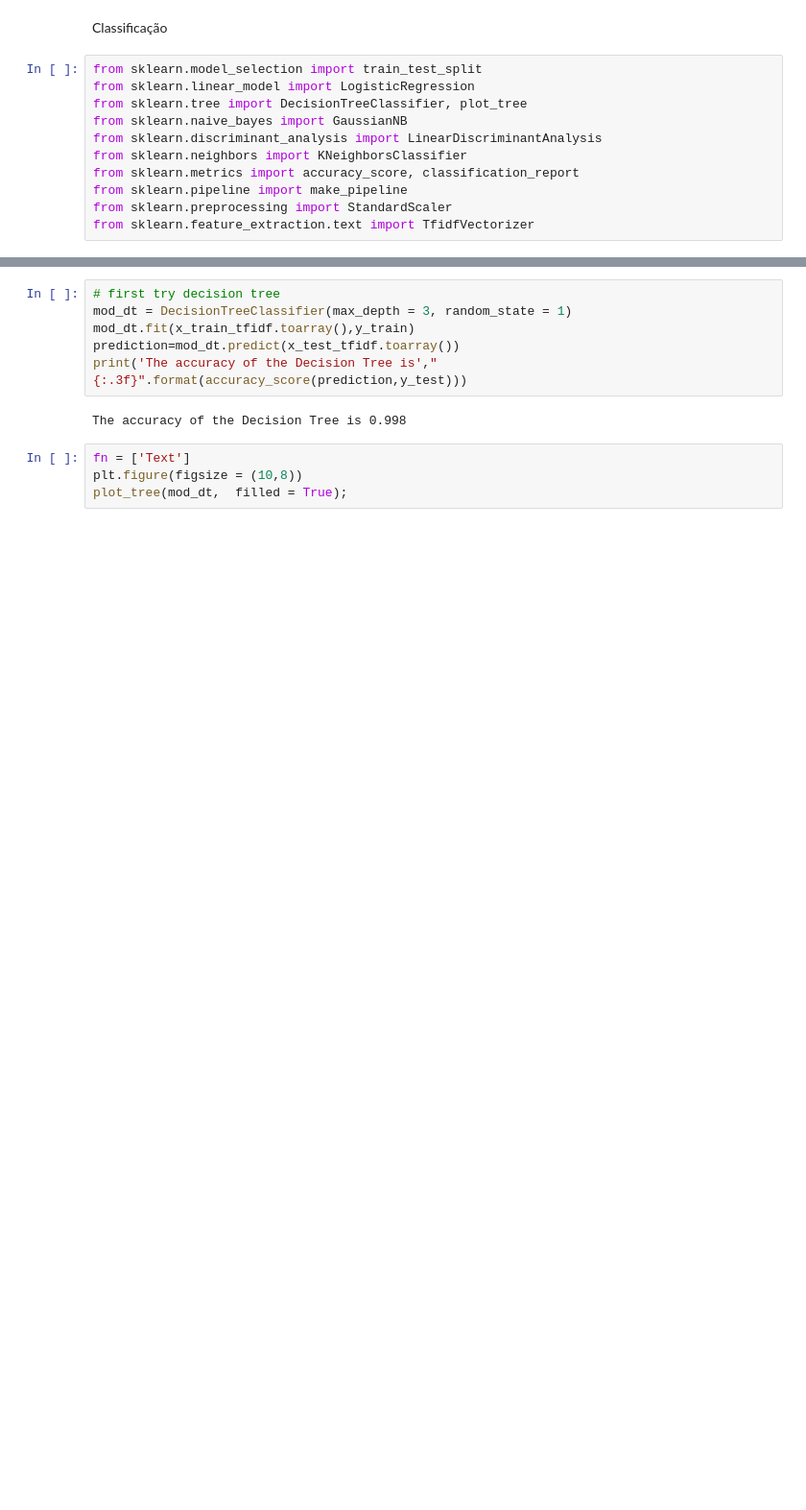
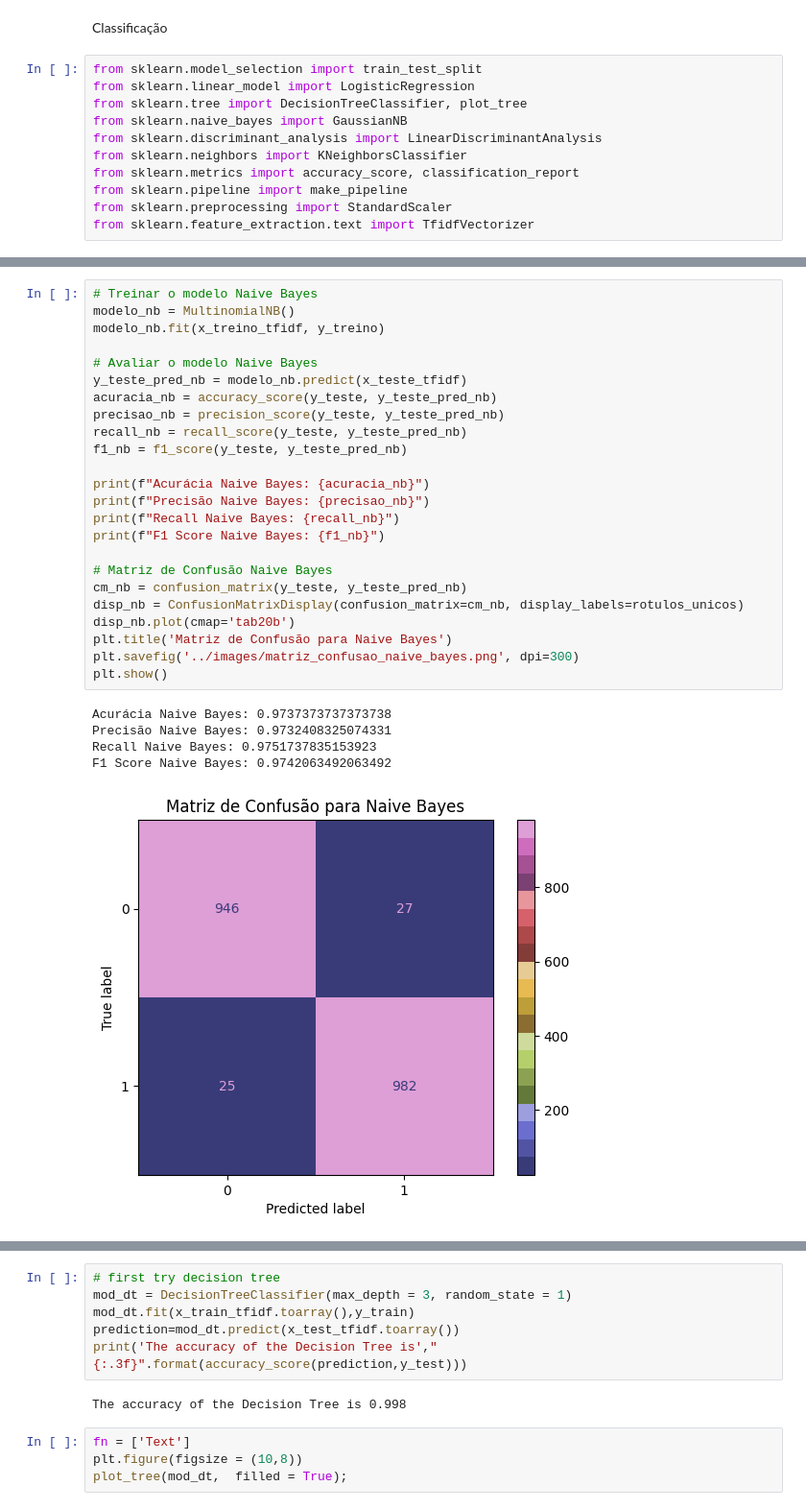
Before and after one commit to luizhcsantos/Projeto_CienciaDados, a Jupyter notebook: notebooks/etapa2.ipynb, the cells around one changed output, grey strips where cells are left out. Shown: that part at 96% size. Cells and saved outputs as stored; diff of their text form; blank space fills up the shorter version.

```diff
--- a/notebooks/etapa2.ipynb
+++ b/notebooks/etapa2.ipynb
@@ -356,0 +350,30 @@ K-Nearest Neighbors F1 Score do Teste: 0.8725799189554255
+# %%
+# Treinar o modelo Naive Bayes
+modelo_nb = MultinomialNB()
+modelo_nb.fit(x_treino_tfidf, y_treino)
+
+# Avaliar o modelo Naive Bayes
+y_teste_pred_nb = modelo_nb.predict(x_teste_tfidf)
+acuracia_nb = accuracy_score(y_teste, y_teste_pred_nb)
+precisao_nb = precision_score(y_teste, y_teste_pred_nb)
+recall_nb = recall_score(y_teste, y_teste_pred_nb)
+f1_nb = f1_score(y_teste, y_teste_pred_nb)
+
+print(f"Acurácia Naive Bayes: {acuracia_nb}")
+print(f"Precisão Naive Bayes: {precisao_nb}")
+print(f"Recall Naive Bayes: {recall_nb}")
+print(f"F1 Score Naive Bayes: {f1_nb}")
+
+# Matriz de Confusão Naive Bayes
+cm_nb = confusion_matrix(y_teste, y_teste_pred_nb)
+disp_nb = ConfusionMatrixDisplay(confusion_matrix=cm_nb, display_labels=rotulos_unicos)
+disp_nb.plot(cmap='tab20b')
+plt.title('Matriz de Confusão para Naive Bayes')
+plt.savefig('../images/matriz_confusao_naive_bayes.png', dpi=300)
+plt.show()
+# %% [output]
+Acurácia Naive Bayes: 0.9737373737373738
+Precisão Naive Bayes: 0.9732408325074331
+Recall Naive Bayes: 0.9751737835153923
+F1 Score Naive Bayes: 0.9742063492063492
+[figure, added]
```
Also changed, not shown: parts of 7 cells of this notebook, 6 other files.
